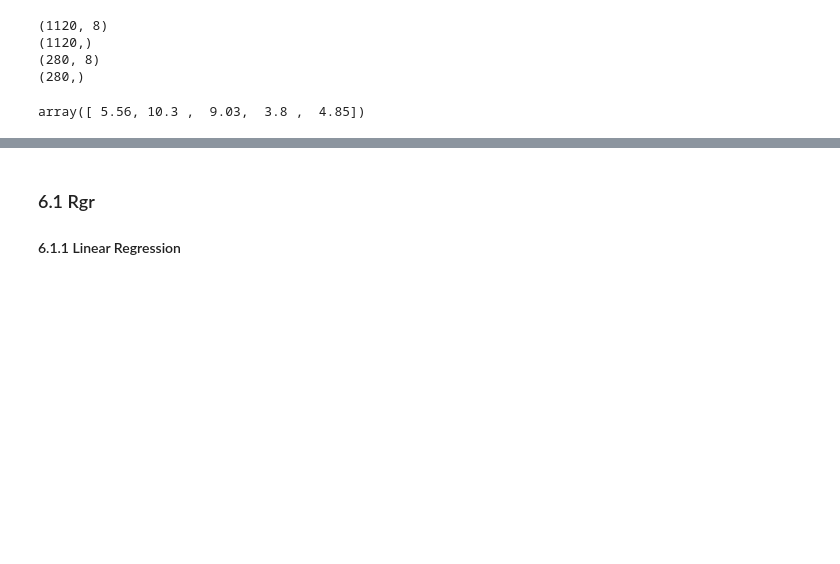
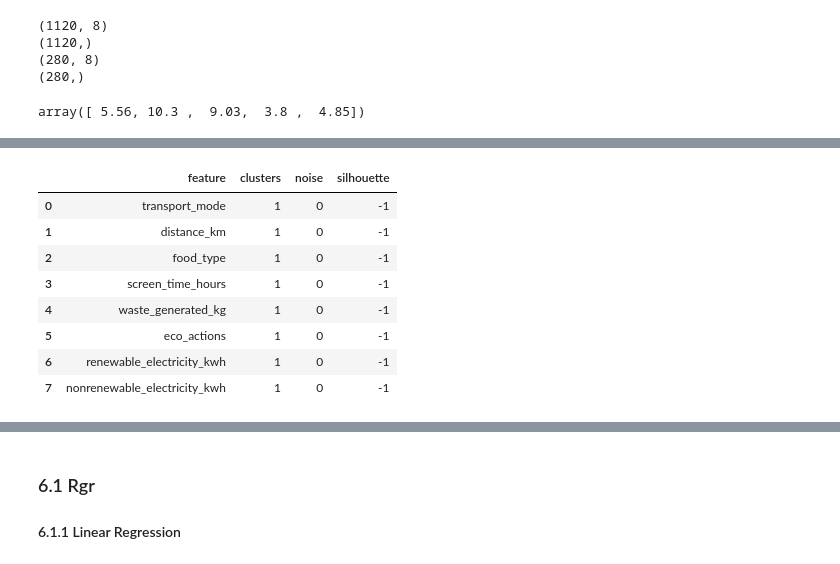
Before and after one commit to XunMMU/dsf-carbon, a Jupyter notebook: TT3L_G01_Notebook.ipynb, the cells around one changed output, grey strips where cells are left out. Drawn from its saved outputs; the diff is of its cells as text; code cells hidden in the pictures; blank space fills up the shorter version.

```diff
--- a/TT3L_G01_Notebook.ipynb
+++ b/TT3L_G01_Notebook.ipynb
@@ -600,0 +660,9 @@ array([ 5.56, 10.3 ,  9.03,  3.8 ,  4.85])
+# %%
+print("eps | clusters | noise | silhouette")
+print("-" * 45)
+for eps in [0.3, 0.5, 0.8, 1.0, 1.5, 2.0, 3.0, 4.0]:
+    db, labels = dbscan(X_scaled, eps=eps)
+    n_clusters = len(set(labels) - {-1})
+    n_noise = list(labels).count(-1)
+    sil = silhouette_score(X_scaled, labels) if n_clusters >= 2 else -1
+    print(f"{eps:.1f}   | {n_clusters:3d}     | {n_noise:3d}   | {sil:.3f}")
@@ -600,0 +680,27 @@ array([ 5.56, 10.3 ,  9.03,  3.8 ,  4.85])
+# %%
+sd_cluster = ['transport_mode', 'distance_km', 'food_type',
+              'screen_time_hours', 'waste_generated_kg', 'eco_actions',
+              'renewable_electricity_kwh', 'nonrenewable_electricity_kwh']
+
+results = []
+for feat in sd_cluster:
+    X_1d = df[[feat]].values
+    X_scaled_1d = StandardScaler().fit_transform(X_1d)
+    db, labels = dbscan(X_scaled_1d, eps=1.5, min_samples=5)
+    n_clusters = len(set(labels) - {-1})
+    n_noise = list(labels).count(-1)
+    sil = silhouette_score(X_scaled_1d, labels) if n_clusters >= 2 else -1
+    results.append({'feature': feat, 'clusters': n_clusters, 'noise': n_noise, 'silhouette': sil})
+
+db_c = pd.DataFrame(results)
+db_c
+# %% [output]
+|  | feature | clusters | noise | silhouette |
+| 0 | transport_mode | 1 | 0 | -1 |
+| 1 | distance_km | 1 | 0 | -1 |
+| 2 | food_type | 1 | 0 | -1 |
+| 3 | screen_time_hours | 1 | 0 | -1 |
+| 4 | waste_generated_kg | 1 | 0 | -1 |
+| 5 | eco_actions | 1 | 0 | -1 |
+| 6 | renewable_electricity_kwh | 1 | 0 | -1 |
+| 7 | nonrenewable_electricity_kwh | 1 | 0 | -1 |
```
Also changed, not shown: parts of 15 cells of this notebook.
